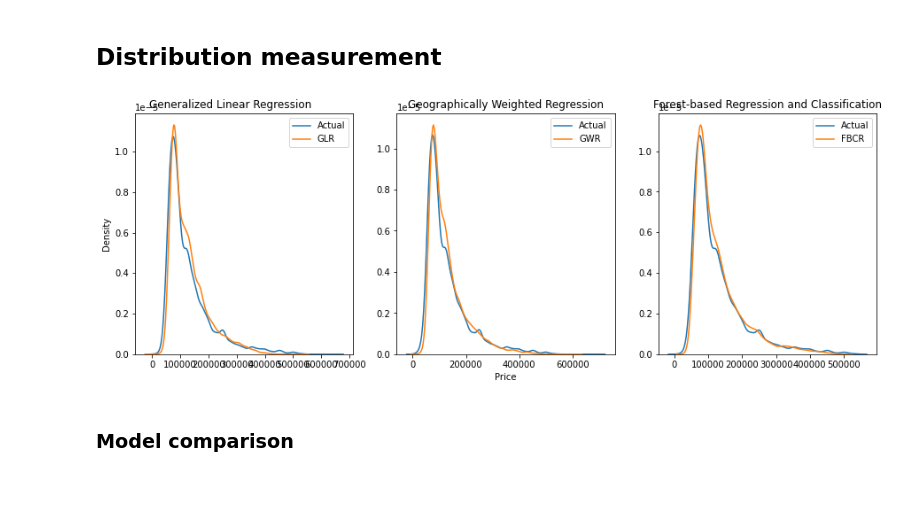
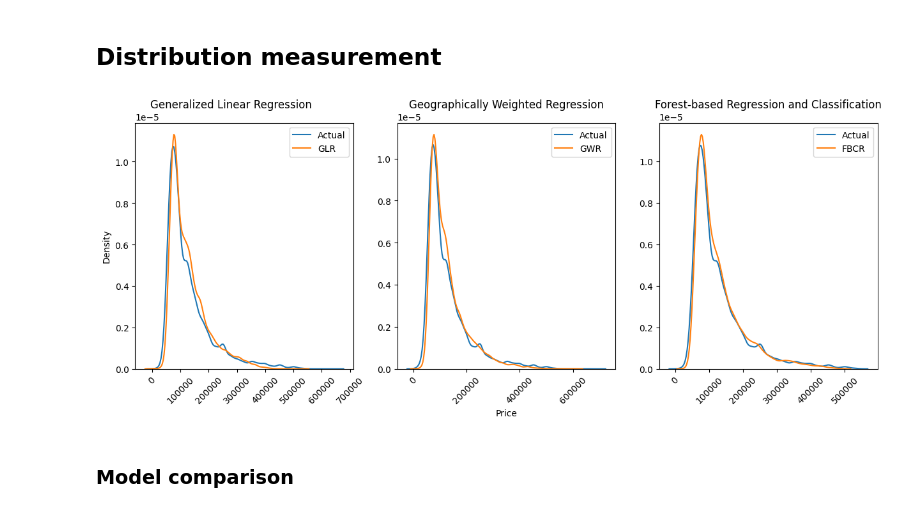
Before and after one commit to AvoDzis/capstone-real-estate, a Jupyter notebook: code/predicted_price_analysis.ipynb, the cells around one changed output. Drawn from its saved outputs; the diff is of its cells as text; code cells hidden in the pictures.

```diff
--- a/code/predicted_price_analysis.ipynb
+++ b/code/predicted_price_analysis.ipynb
@@ -160,33 +160,37 @@ plt.show()
 # %%
 fig, axs = plt.subplots(1, 3, figsize=(15, 5))
 
 # Generalized Linear Regression model
 sns.kdeplot(data=glr_df, x="price", label="Actual", ax=axs[0], legend=True)
 sns.kdeplot(data=glr_df, x="PREDICTED", label="GLR", ax=axs[0], legend=True)
 axs[0].set_title("Generalized Linear Regression        ")
 axs[0].set_xlabel('')
 axs[0].legend()
 
 # Geographically Weighted Regression model
 sns.kdeplot(data=gwr_df, x="price", label="Actual", ax=axs[1], legend=True)
 sns.kdeplot(data=gwr_df, x="PREDICTED", label="GWR", ax=axs[1], legend=True)
 axs[1].set_title("Geographically Weighted Regression")
 axs[1].set_xlabel("Price")
 axs[1].set_ylabel('')
 axs[1].legend()
 
 # Forest-based Regression and Classification model
 sns.kdeplot(data=fbcr_df, x="PRICE", label="Actual", ax=axs[2], legend=True)
 sns.kdeplot(data=fbcr_df, x="PREDICTED", label="FBCR", ax=axs[2], legend=True)
 axs[2].set_title("Forest-based Regression and Classification")
 axs[2].set_xlabel("")
 axs[2].set_ylabel('')
 axs[2].legend()
 
+# Rotate x-axis tick labels by 45 degrees
+for ax in axs:
+    ax.set_xticklabels(ax.get_xticklabels(), rotation=45)
+
 # Display the plots
 plt.show()
 # %% [output]
-[figure, old version]
+[figure, new version]
 # %% [markdown]
 ### Model comparison
 # %%
```
Also changed, not shown: 2 other files.
